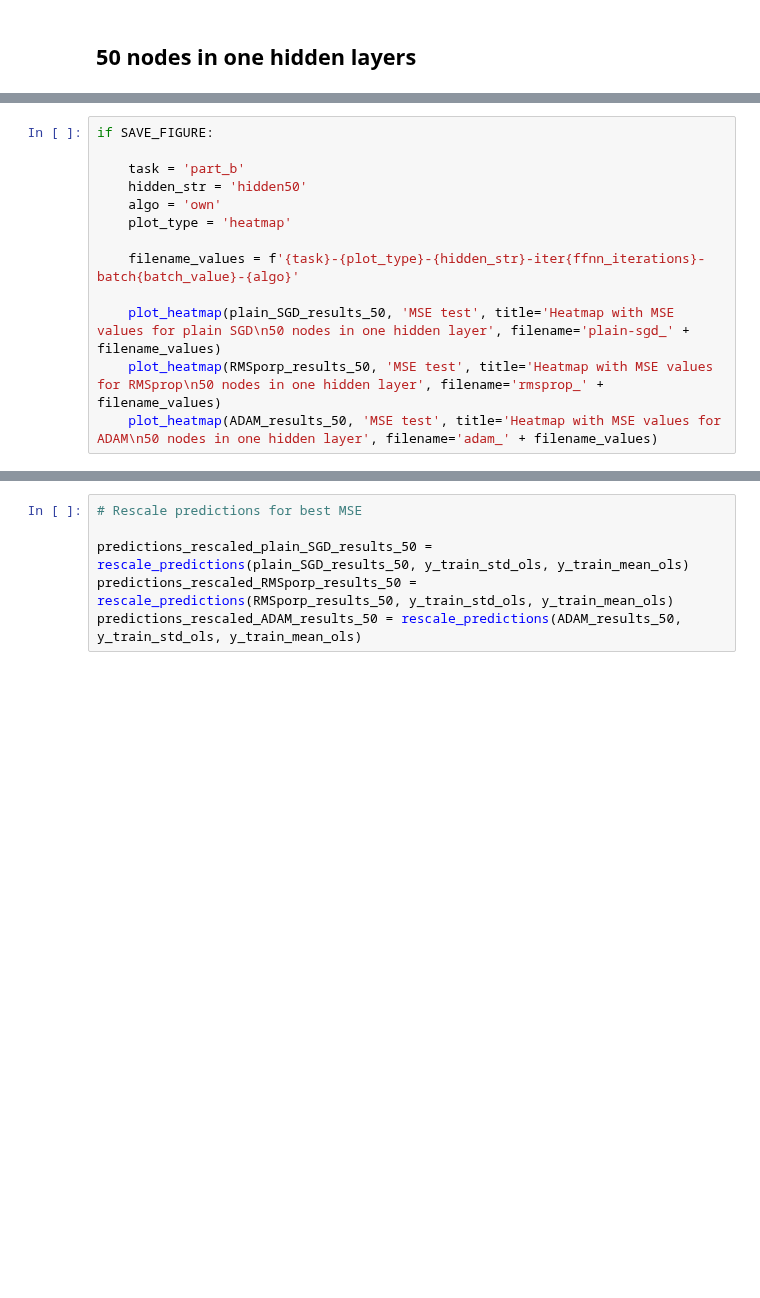
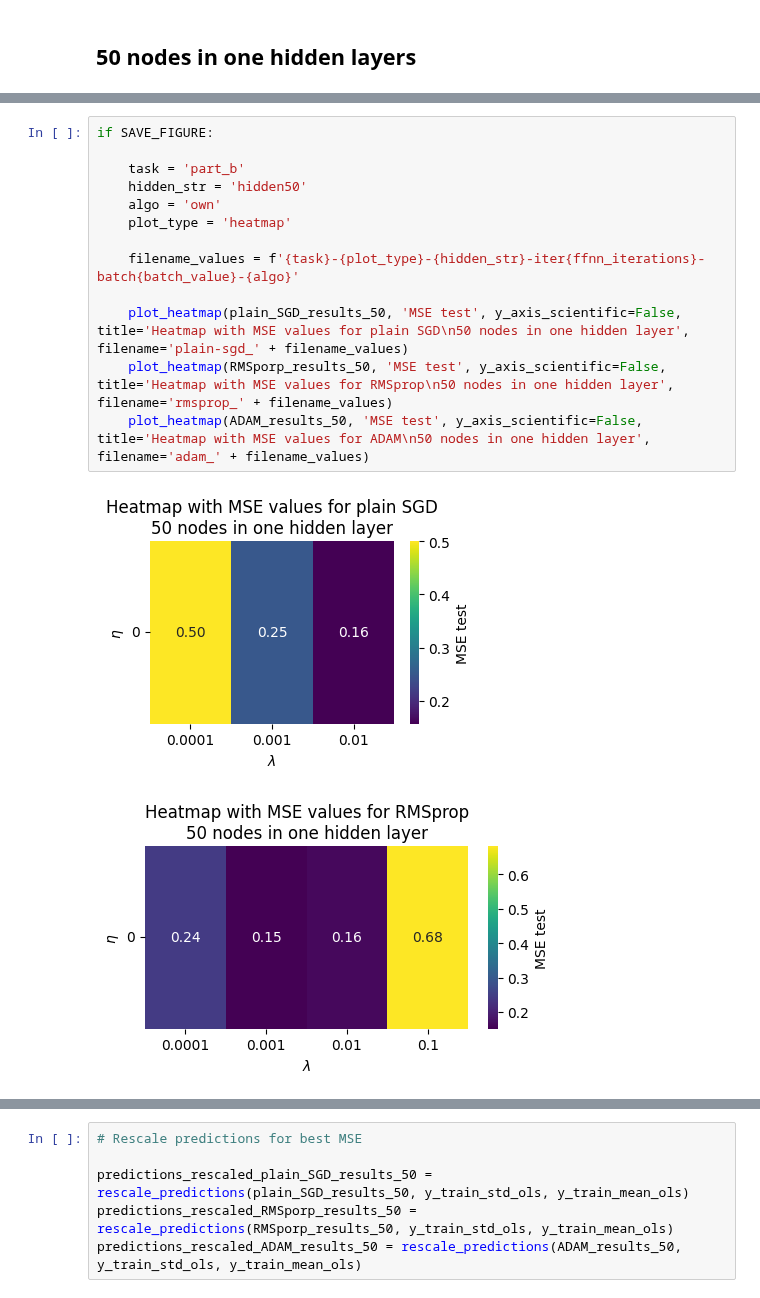
Before and after one commit to johtj/data_analysis_ml_projects, a Jupyter notebook: assignment2/Code/part_b.ipynb, the cells around one changed output, grey strips where cells are left out. Cells and saved outputs as stored; diff of their text form; blank space fills up the shorter version.

```diff
--- a/assignment2/Code/part_b.ipynb
+++ b/assignment2/Code/part_b.ipynb
@@ -252,13 +280,16 @@ ADAM_results_50 = neural_network_loop(model_50_fn, ETA_VALUES, LAMBDA_VALUES, 'A
 # %%
 if SAVE_FIGURE:
 
     task = 'part_b'
     hidden_str = 'hidden50'
     algo = 'own'
     plot_type = 'heatmap'
 
     filename_values = f'{task}-{plot_type}-{hidden_str}-iter{ffnn_iterations}-batch{batch_value}-{algo}'
 
-    plot_heatmap(plain_SGD_results_50, 'MSE test', title='Heatmap with MSE values for plain SGD\n50 nodes in one hidden layer', filename='plain-sgd_' + filename_values)
-    plot_heatmap(RMSporp_results_50, 'MSE test', title='Heatmap with MSE values for RMSprop\n50 nodes in one hidden layer', filename='rmsprop_' + filename_values)
-    plot_heatmap(ADAM_results_50, 'MSE test', title='Heatmap with MSE values for ADAM\n50 nodes in one hidden layer', filename='adam_' + filename_values)
+    plot_heatmap(plain_SGD_results_50, 'MSE test', y_axis_scientific=False, title='Heatmap with MSE values for plain SGD\n50 nodes in one hidden layer', filename='plain-sgd_' + filename_values)
+    plot_heatmap(RMSporp_results_50, 'MSE test', y_axis_scientific=False, title='Heatmap with MSE values for RMSprop\n50 nodes in one hidden layer', filename='rmsprop_' + filename_values)
+    plot_heatmap(ADAM_results_50, 'MSE test', y_axis_scientific=False, title='Heatmap with MSE values for ADAM\n50 nodes in one hidden layer', filename='adam_' + filename_values)
+# %% [output]
+[figure, added]
+[figure, added]
```
Also changed, not shown: parts of 11 cells of this notebook, 1 other file.
